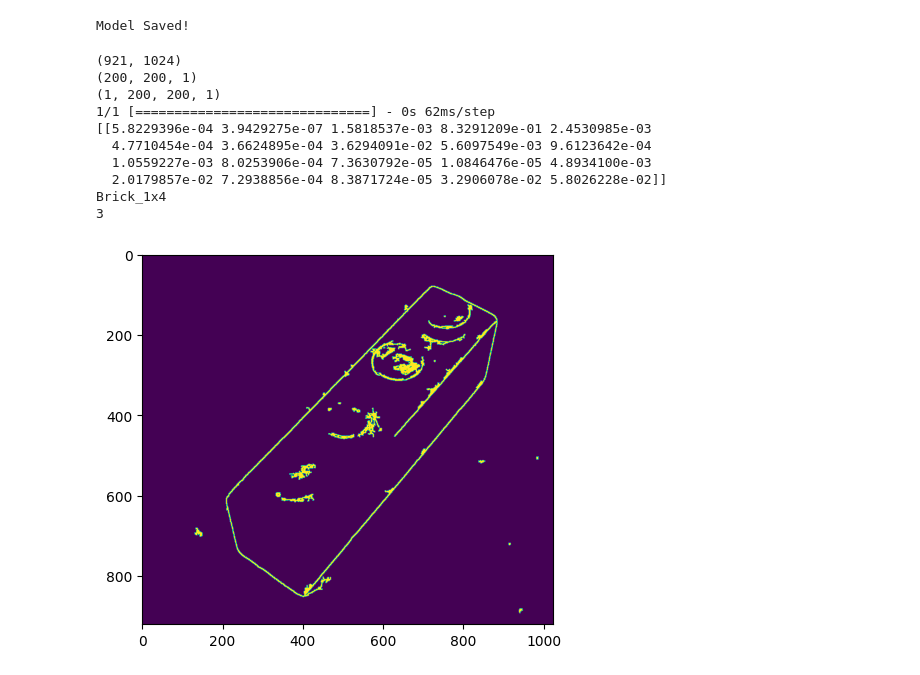
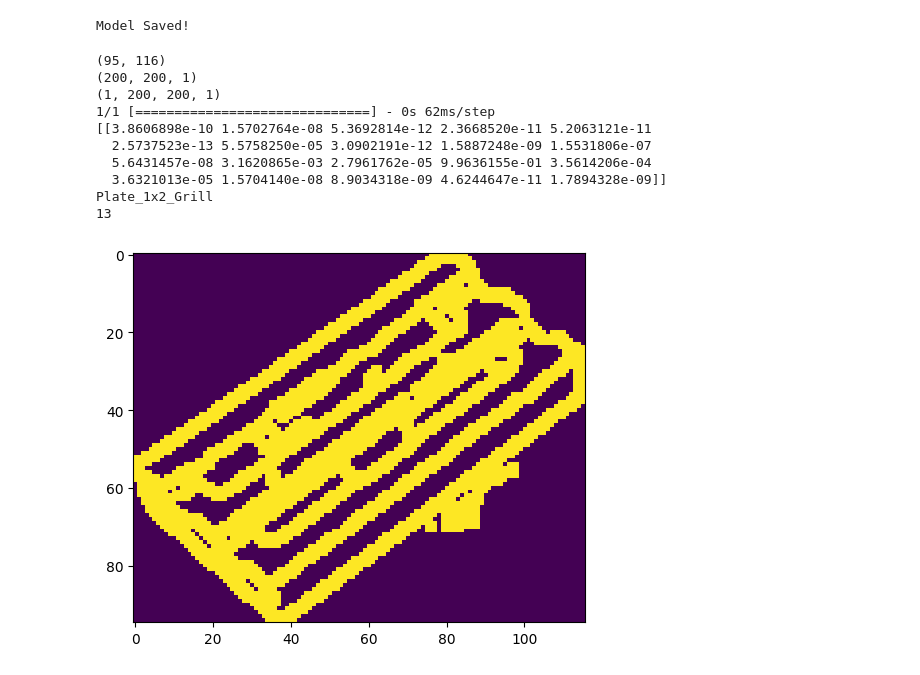
Before and after one commit to mustafa-droid18/Lego_Brick_Classification, a Jupyter notebook: ModelCNN.ipynb, the cells around one changed output. Saved outputs shown, nothing was run; the diff lists cells and outputs as text; code cells hidden in the pictures.

```diff
--- a/ModelCNN.ipynb
+++ b/ModelCNN.ipynb
@@ -187,5 +187,5 @@ Trainable params: 766,420
 Non-trainable params: 0
 __________________________________________________________________________________________________
 # %%
-model.fit_generator(train_generator, epochs=5, validation_data=validation_generator)
+model.fit(train_generator, epochs=20, validation_data=validation_generator)
 # %% [output]
@@ -205,45 +212,59 @@ model.save_weights('Weights2')
 print('Model Saved!')
 # %% [output]
 Model Saved!
-# %%
-savedModel = model.load_weights('Weights')
 # %%
+savedModel = model.load_weights('Weights2')
 import cv2
 def get_image(image_path):
     image = cv2.imread(image_path)
     image = cv2.cvtColor(image, cv2.COLOR_BGR2RGB)
-    blurred = cv2.GaussianBlur(image, (1, 1), 0)
-    edged = cv2.Canny(blurred,10, 200, apertureSize= 3)
+    #converting to gray scale
+    gray=cv2.cvtColor(image,cv2.COLOR_BGR2GRAY)
+
+    #applying canny edge detection
+    edged = cv2.Canny(gray, 10,100)
+
+    #finding contours
+    contours, _ = cv2.findContours(edged.copy(), cv2.RETR_EXTERNAL, cv2.CHAIN_APPROX_SIMPLE)
+    idx = 0
+    for c in contours:
+	    x,y,w,h = cv2.boundingRect(c)
+	    if w>50 and h>50:
+		    idx+=1
+		    new_img=image[y:y+h,x:x+w]
+    blurred = cv2.GaussianBlur(new_img, (1, 1), 0)
+    edged = cv2.Canny(blurred,10, 100, apertureSize= 3)
     kernel = cv2.getStructuringElement(cv2.MORPH_RECT, (3, 3))
     dilate = cv2.dilate(edged, kernel, iterations=1)
     return (dilate)
+    #return image
 
-test=get_image('test.jpg')
+test=get_image('test2.jpg')
 img = img_to_array(test, dtype=np.float32)
 print(test.shape)
 plt.imshow(test)
 
 test=resize_pad(img)
 print(test.shape)
 test = test.reshape((1,) + test.shape)
 print(test.shape)
 test = test_datagen.flow(test, batch_size=32, shuffle=False)
 
 predictions=model.predict(test)
 print(predictions)
 
 pred=np.argmax(predictions)
 print(labels[pred])
 print(pred)
 # %% [output]
-(921, 1024)
+(95, 116)
 (200, 200, 1)
 (1, 200, 200, 1)
 1/1 [==============================] - 0s 62ms/step
-[[5.8229396e-04 3.9429275e-07 1.5818537e-03 8.3291209e-01 2.4530985e-03
-  4.7710454e-04 3.6624895e-04 3.6294091e-02 5.6097549e-03 9.6123642e-04
-  1.0559227e-03 8.0253906e-04 7.3630792e-05 1.0846476e-05 4.8934100e-03
-  2.0179857e-02 7.2938856e-04 8.3871724e-05 3.2906078e-02 5.8026228e-02]]
-Brick_1x4
-3
+[[3.8606898e-10 1.5702764e-08 5.3692814e-12 2.3668520e-11 5.2063121e-11
+  2.5737523e-13 5.5758250e-05 3.0902191e-12 1.5887248e-09 1.5531806e-07
+  5.6431457e-08 3.1620865e-03 2.7961762e-05 9.9636155e-01 3.5614206e-04
+  3.6321013e-05 1.5704140e-08 8.9034318e-09 4.6244647e-11 1.7894328e-09]]
+Plate_1x2_Grill
+13
-[figure, old version]
+[figure, new version]
```
Also changed, not shown: parts of 5 cells of this notebook.
